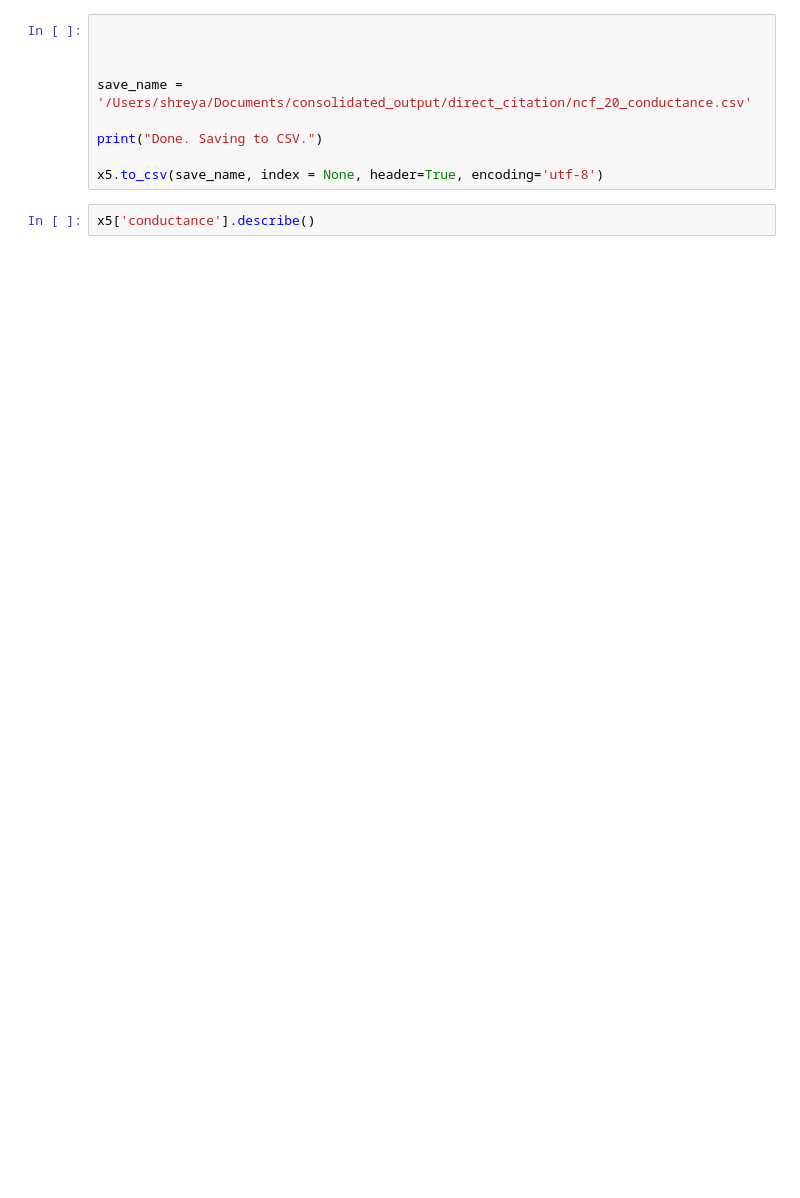
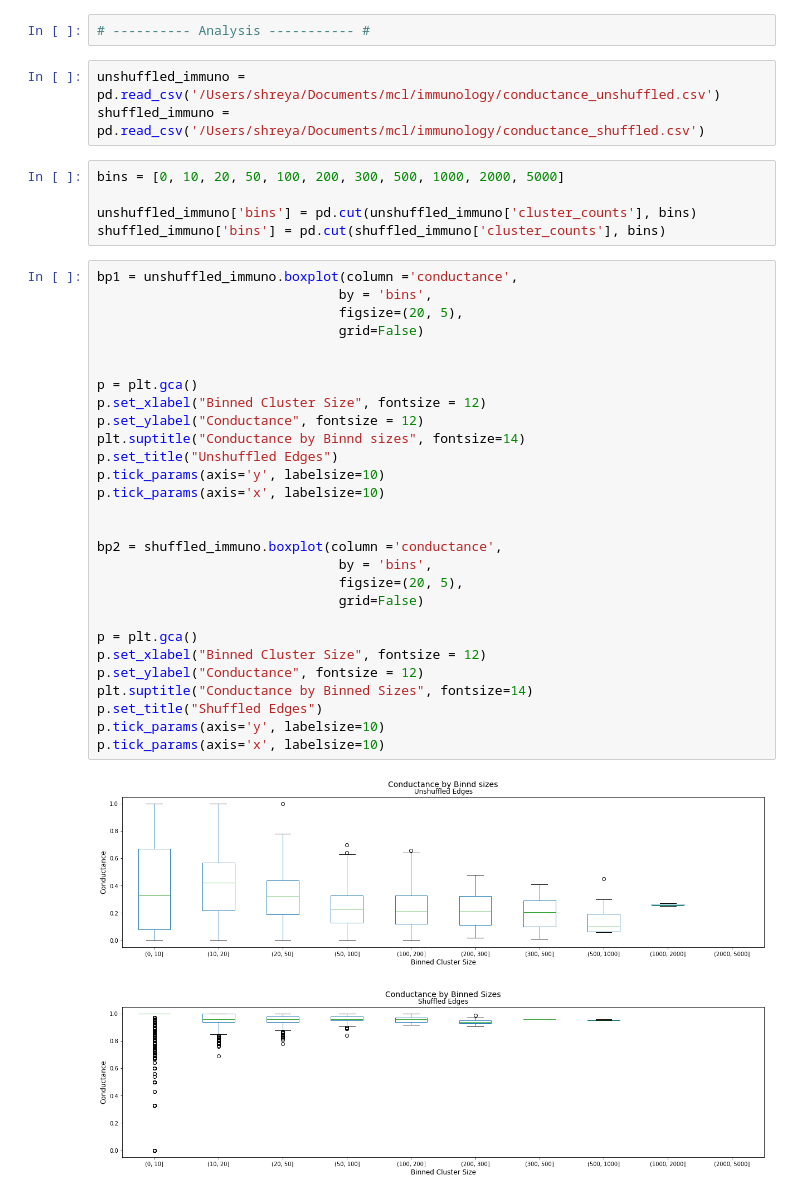
Before and after one commit to NETESOLUTIONS/ERNIE, a Jupyter notebook: P2_studies/theta_plus/conductance.ipynb, the cells around one changed output. Cells and saved outputs as stored; diff of their text form; blank space fills up the shorter version.

```diff
--- a/P2_studies/theta_plus/conductance.ipynb
+++ b/P2_studies/theta_plus/conductance.ipynb
@@ -136,11 +220,41 @@ x6
-# %%
-
-
-
-save_name = '/Users/shreya/Documents/consolidated_output/direct_citation/ncf_20_conductance.csv'
-
-print("Done. Saving to CSV.")
-
-x5.to_csv(save_name, index = None, header=True, encoding='utf-8')
-# %%
-x5['conductance'].describe()
+# %%
+# ---------- Analysis ----------- #
+# %%
+unshuffled_immuno = pd.read_csv('/Users/shreya/Documents/mcl/immunology/conductance_unshuffled.csv')
+shuffled_immuno = pd.read_csv('/Users/shreya/Documents/mcl/immunology/conductance_shuffled.csv')
+# %%
+bins = [0, 10, 20, 50, 100, 200, 300, 500, 1000, 2000, 5000]
+
+unshuffled_immuno['bins'] = pd.cut(unshuffled_immuno['cluster_counts'], bins)
+shuffled_immuno['bins'] = pd.cut(shuffled_immuno['cluster_counts'], bins)
+# %%
+bp1 = unshuffled_immuno.boxplot(column ='conductance',
+                               by = 'bins',
+                               figsize=(20, 5),
+                               grid=False)
+
+
+p = plt.gca()
+p.set_xlabel("Binned Cluster Size", fontsize = 12)
+p.set_ylabel("Conductance", fontsize = 12)
+plt.suptitle("Conductance by Binnd sizes", fontsize=14)
+p.set_title("Unshuffled Edges")
+p.tick_params(axis='y', labelsize=10)
+p.tick_params(axis='x', labelsize=10)
+
+
+bp2 = shuffled_immuno.boxplot(column ='conductance',
+                               by = 'bins',
+                               figsize=(20, 5),
+                               grid=False)
+
+p = plt.gca()
+p.set_xlabel("Binned Cluster Size", fontsize = 12)
+p.set_ylabel("Conductance", fontsize = 12)
+plt.suptitle("Conductance by Binned Sizes", fontsize=14)
+p.set_title("Shuffled Edges")
+p.tick_params(axis='y', labelsize=10)
+p.tick_params(axis='x', labelsize=10)
+# %% [output]
+[figure, added]
+[figure, added]
```
Also changed, not shown: parts of 16 cells of this notebook, 6 other files.
